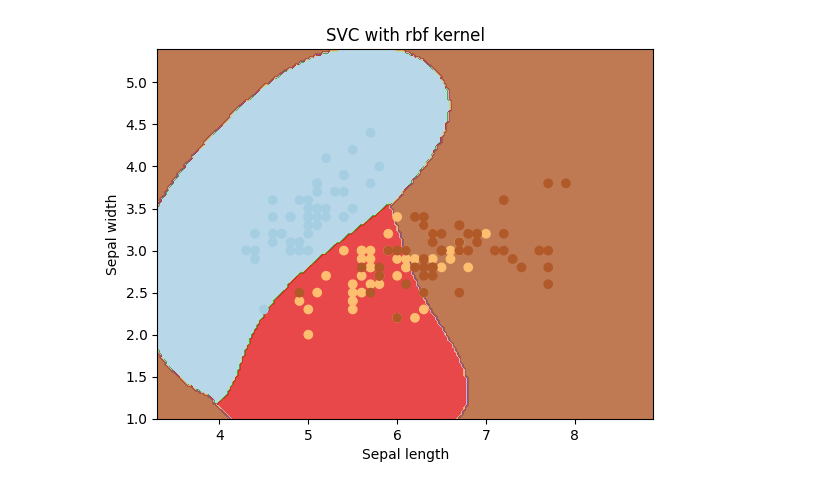
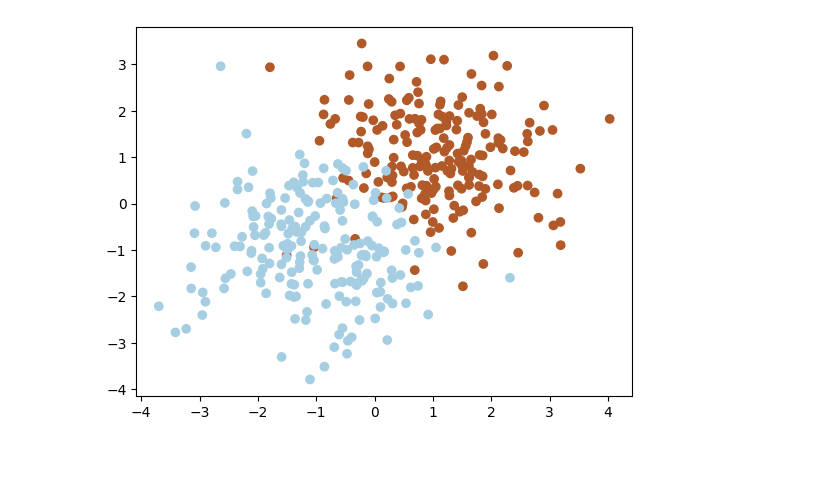
Before and after one commit to ITOTI-Y/Example, a Jupyter notebook: SVM/SVM.ipynb, the cells around one changed output. Saved outputs shown, nothing was run; the diff lists cells and outputs as text; code cells hidden in the pictures; blank space fills up the shorter version.

```diff
--- a/SVM/SVM.ipynb
+++ b/SVM/SVM.ipynb
@@ -6,22 +6,20 @@ from sklearn import svm, datasets
-# %%
-iris = datasets.load_iris()
-X = iris.data[:, :2]
-y = iris.target
-svc = svm.SVC(kernel='rbf', C=1, gamma=1).fit(X, y)
-x_min, x_max = X[:, 0].min() - 1, X[:, 0].max() + 1
-y_min, y_max = X[:, 1].min() - 1, X[:, 1].max() + 1
-h = (x_max / x_min)/100
-xx, yy = np.meshgrid(np.arange(x_min, x_max, h), np.arange(y_min, y_max, h))
-
-plt.subplot(1, 1, 1)
-Z = svc.predict(np.c_[xx.ravel(), yy.ravel()])
-Z = Z.reshape(xx.shape)
-plt.contourf(xx, yy, Z, cmap=plt.cm.Paired, alpha=0.8)
-plt.scatter(X[:, 0], X[:, 1], c=y, cmap=plt.cm.Paired)
-plt.xlabel('Sepal length')
-plt.ylabel('Sepal width')
-plt.xlim(xx.min(), xx.max())
-plt.title('SVC with rbf kernel')
-plt.show()
-# %% [output]
-[figure, removed]
+# %%
+# 数据准备
+NUM = 200
+np.random.seed(1)
+x1 = np.random.randn(NUM,2)+[1,1]
+x2 = np.random.randn(NUM,2)-[1,1]
+X = np.concatenate((x1,x2),axis=0)
+y = np.concatenate((np.ones(NUM),-np.ones(NUM)),axis=0)
+plt.scatter(X[:,0],X[:,1],c=y,cmap=plt.cm.Paired)
+ax = plt.gca()
+
+C = 1 # 惩罚系数
+tol = 0.001 # 容忍度
+max_iter = 1000 # 最大迭代次数
+m,n = X.shape # m个样本，n个特征
+alpha = np.zeros(m) # 初始化拉格朗日乘子
+b = 0 # 初始化截距
+iters = 0 # 初始化迭代数
+# %% [output]
+[figure, added]
```
Also changed, not shown: parts of 10 cells of this notebook, 4 other files.
